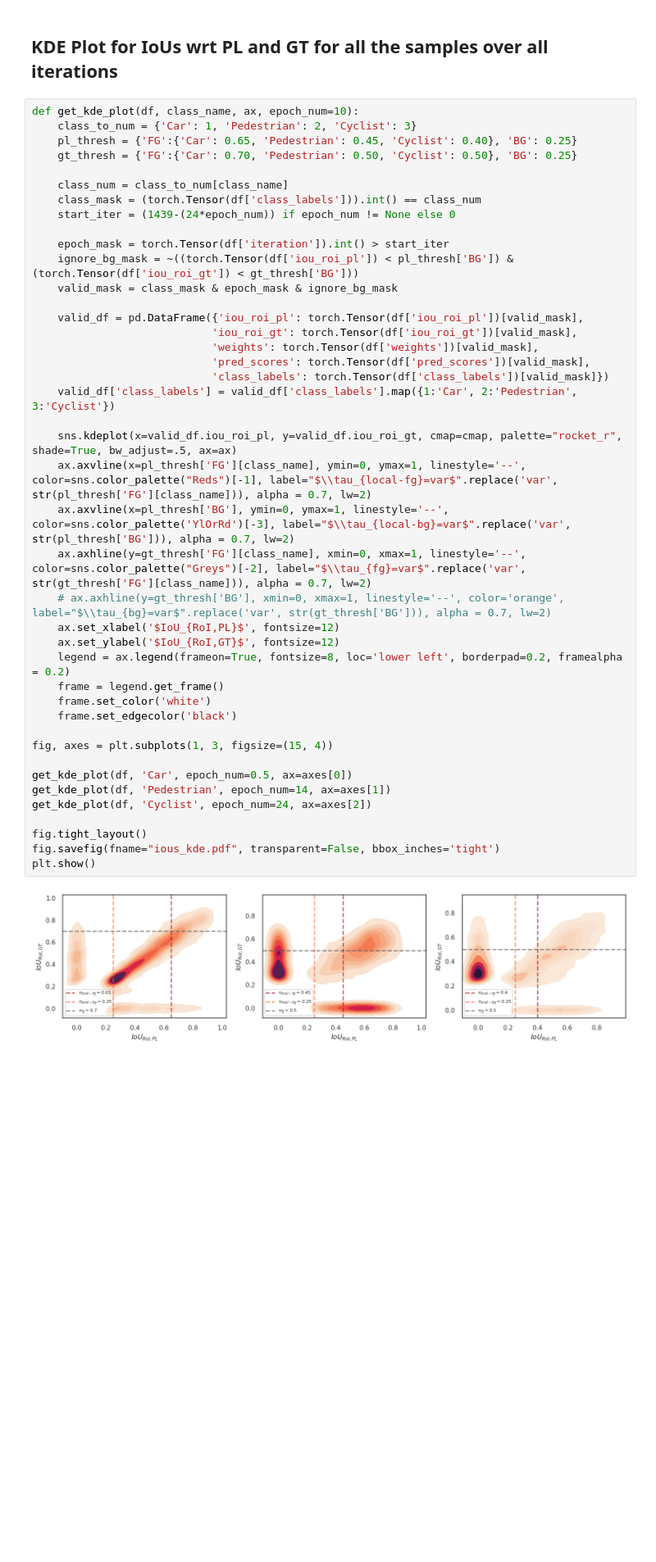
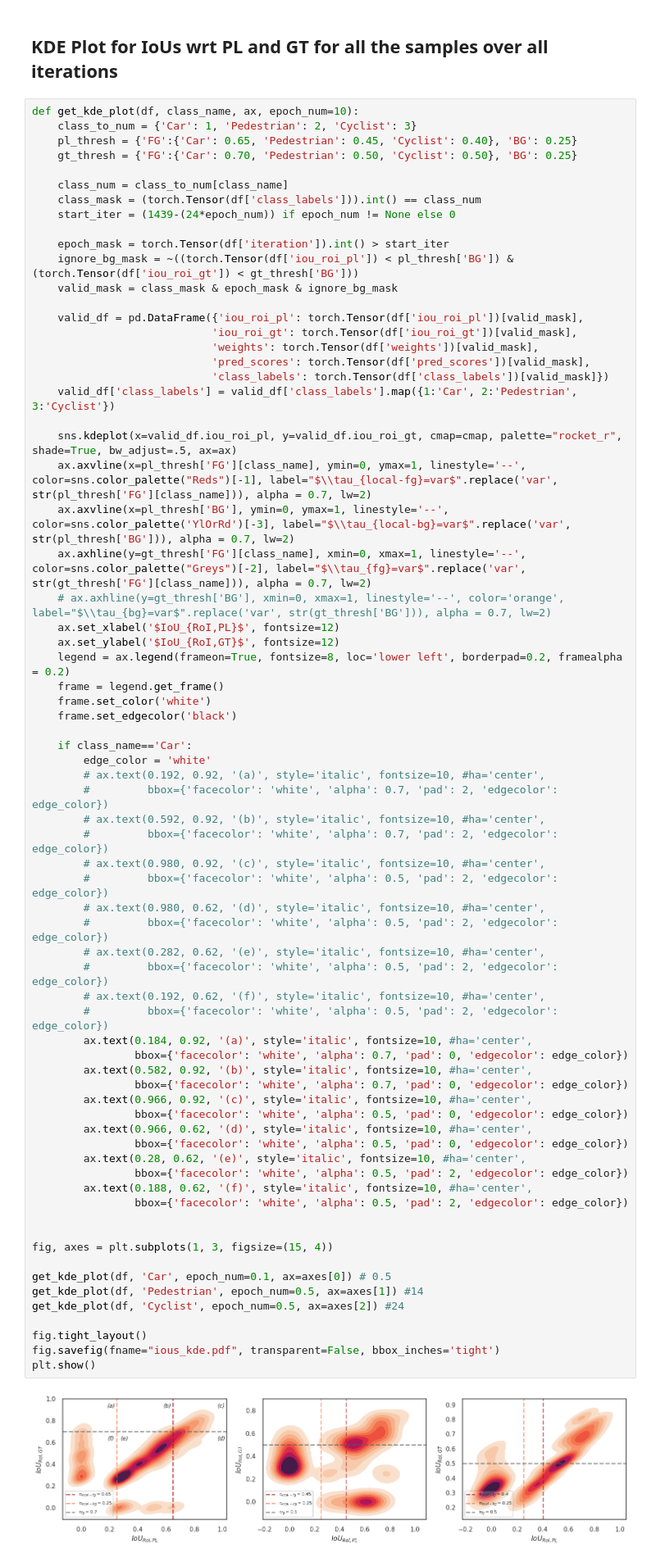
Before and after one commit to shashankag14/OpenPCDet, a Jupyter notebook: tools/tb_metrics.ipynb, the cells around one changed output. Shown at 82% size. Cells and saved outputs as stored; diff of their text form; blank space fills up the shorter version.

Commit message:
Labels in sections of KDE plot

```diff
--- a/tools/tb_metrics.ipynb
+++ b/tools/tb_metrics.ipynb
@@ -911,37 +911,65 @@ def get_kde_plot(df, class_name, ax, epoch_num=10):
     epoch_mask = torch.Tensor(df['iteration']).int() > start_iter
     ignore_bg_mask = ~((torch.Tensor(df['iou_roi_pl']) < pl_thresh['BG']) & (torch.Tensor(df['iou_roi_gt']) < gt_thresh['BG']))
     valid_mask = class_mask & epoch_mask & ignore_bg_mask
 
     valid_df = pd.DataFrame({'iou_roi_pl': torch.Tensor(df['iou_roi_pl'])[valid_mask],
                             'iou_roi_gt': torch.Tensor(df['iou_roi_gt'])[valid_mask],
                             'weights': torch.Tensor(df['weights'])[valid_mask],
                             'pred_scores': torch.Tensor(df['pred_scores'])[valid_mask],
                             'class_labels': torch.Tensor(df['class_labels'])[valid_mask]})
     valid_df['class_labels'] = valid_df['class_labels'].map({1:'Car', 2:'Pedestrian', 3:'Cyclist'})
 
     sns.kdeplot(x=valid_df.iou_roi_pl, y=valid_df.iou_roi_gt, cmap=cmap, palette="rocket_r", shade=True, bw_adjust=.5, ax=ax)
     ax.axvline(x=pl_thresh['FG'][class_name], ymin=0, ymax=1, linestyle='--', color=sns.color_palette("Reds")[-1], label="$\\tau_{local-fg}=var$".replace('var', str(pl_thresh['FG'][class_name])), alpha = 0.7, lw=2)
     ax.axvline(x=pl_thresh['BG'], ymin=0, ymax=1, linestyle='--', color=sns.color_palette('YlOrRd')[-3], label="$\\tau_{local-bg}=var$".replace('var', str(pl_thresh['BG'])), alpha = 0.7, lw=2)
     ax.axhline(y=gt_thresh['FG'][class_name], xmin=0, xmax=1, linestyle='--', color=sns.color_palette("Greys")[-2], label="$\\tau_{fg}=var$".replace('var', str(gt_thresh['FG'][class_name])), alpha = 0.7, lw=2)
     # ax.axhline(y=gt_thresh['BG'], xmin=0, xmax=1, linestyle='--', color='orange', label="$\\tau_{bg}=var$".replace('var', str(gt_thresh['BG'])), alpha = 0.7, lw=2)
     ax.set_xlabel('$IoU_{RoI,PL}$', fontsize=12)
     ax.set_ylabel('$IoU_{RoI,GT}$', fontsize=12)
     legend = ax.legend(frameon=True, fontsize=8, loc='lower left', borderpad=0.2, framealpha = 0.2)
     frame = legend.get_frame()
     frame.set_color('white')
     frame.set_edgecolor('black')
 
+    if class_name=='Car':
+        edge_color = 'white'
+        # ax.text(0.192, 0.92, '(a)', style='italic', fontsize=10, #ha='center',
+        #         bbox={'facecolor': 'white', 'alpha': 0.7, 'pad': 2, 'edgecolor': edge_color})
+        # ax.text(0.592, 0.92, '(b)', style='italic', fontsize=10, #ha='center',
+        #         bbox={'facecolor': 'white', 'alpha': 0.7, 'pad': 2, 'edgecolor': edge_color})
+        # ax.text(0.980, 0.92, '(c)', style='italic', fontsize=10, #ha='center',
+        #         bbox={'facecolor': 'white', 'alpha': 0.5, 'pad': 2, 'edgecolor': edge_color})
+        # ax.text(0.980, 0.62, '(d)', style='italic', fontsize=10, #ha='center',
+        #         bbox={'facecolor': 'white', 'alpha': 0.5, 'pad': 2, 'edgecolor': edge_color})
+        # ax.text(0.282, 0.62, '(e)', style='italic', fontsize=10, #ha='center',
+        #         bbox={'facecolor': 'white', 'alpha': 0.5, 'pad': 2, 'edgecolor': edge_color})
+        # ax.text(0.192, 0.62, '(f)', style='italic', fontsize=10, #ha='center',
+        #         bbox={'facecolor': 'white', 'alpha': 0.5, 'pad': 2, 'edgecolor': edge_color})
+        ax.text(0.184, 0.92, '(a)', style='italic', fontsize=10, #ha='center',
+                bbox={'facecolor': 'white', 'alpha': 0.7, 'pad': 0, 'edgecolor': edge_color})
+        ax.text(0.582, 0.92, '(b)', style='italic', fontsize=10, #ha='center',
+                bbox={'facecolor': 'white', 'alpha': 0.7, 'pad': 0, 'edgecolor': edge_color})
+        ax.text(0.966, 0.92, '(c)', style='italic', fontsize=10, #ha='center',
+                bbox={'facecolor': 'white', 'alpha': 0.5, 'pad': 0, 'edgecolor': edge_color})
+        ax.text(0.966, 0.62, '(d)', style='italic', fontsize=10, #ha='center',
+                bbox={'facecolor': 'white', 'alpha': 0.5, 'pad': 0, 'edgecolor': edge_color})
+        ax.text(0.28, 0.62, '(e)', style='italic', fontsize=10, #ha='center',
+                bbox={'facecolor': 'white', 'alpha': 0.5, 'pad': 2, 'edgecolor': edge_color})
+        ax.text(0.188, 0.62, '(f)', style='italic', fontsize=10, #ha='center',
+                bbox={'facecolor': 'white', 'alpha': 0.5, 'pad': 2, 'edgecolor': edge_color})
+
+
 fig, axes = plt.subplots(1, 3, figsize=(15, 4))
 
-get_kde_plot(df, 'Car', epoch_num=0.5, ax=axes[0])
-get_kde_plot(df, 'Pedestrian', epoch_num=14, ax=axes[1])
-get_kde_plot(df, 'Cyclist', epoch_num=24, ax=axes[2])
+get_kde_plot(df, 'Car', epoch_num=0.1, ax=axes[0]) # 0.5
+get_kde_plot(df, 'Pedestrian', epoch_num=0.5, ax=axes[1]) #14
+get_kde_plot(df, 'Cyclist', epoch_num=0.5, ax=axes[2]) #24
 
 fig.tight_layout()
 fig.savefig(fname="ious_kde.pdf", transparent=False, bbox_inches='tight')
 plt.show()
 # %% [output]
-[figure, old version]
+[figure, new version]
 # %% [markdown]
 ## [Draft] Trying to plot bivariate KDE plot for IoU wrt pl and gt, along with weights
 # %%
```
Also changed, not shown: parts of 1 cell of this notebook.
